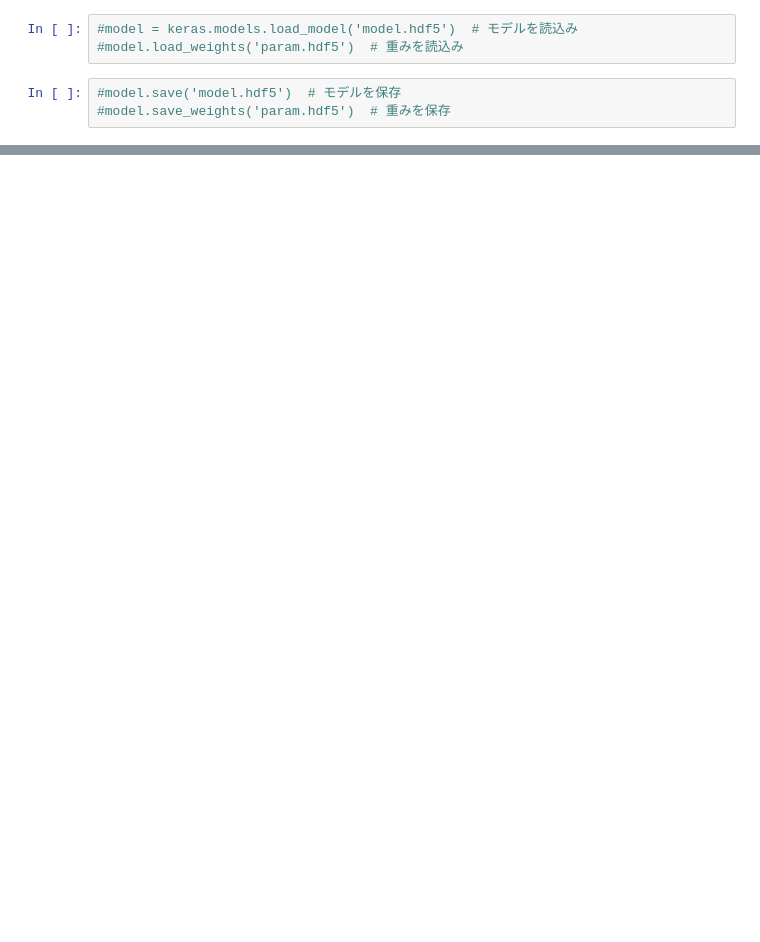
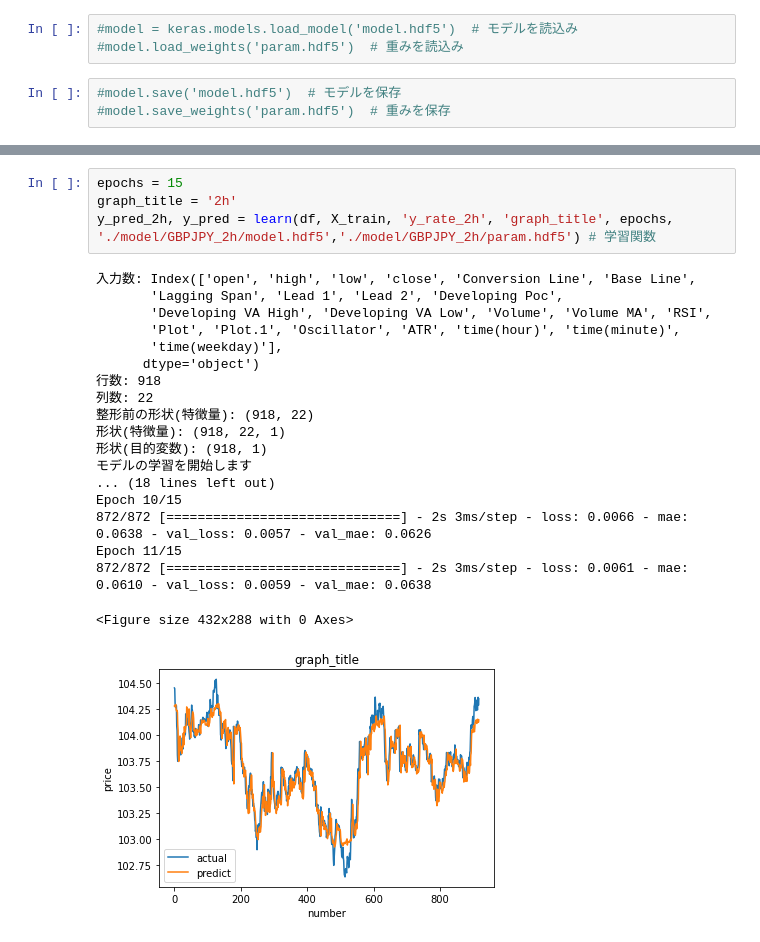
Before and after one commit to hnmwt/deep, a Jupyter notebook: FX/oanda/モデル作成.ipynb, the cells around one changed output, grey strips where cells are left out. Saved outputs shown, nothing was run; the diff lists cells and outputs as text; blank space fills up the shorter version.

```diff
--- a/FX/oanda/モデル作成.ipynb
+++ b/FX/oanda/モデル作成.ipynb
@@ -216,0 +240,24 @@ KeyboardInterrupt:
+# %%
+epochs = 15
+graph_title = '2h'
+y_pred_2h, y_pred = learn(df, X_train, 'y_rate_2h', 'graph_title', epochs, './model/GBPJPY_2h/model.hdf5','./model/GBPJPY_2h/param.hdf5') # 学習関数
+# %% [output]
+入力数: Index(['open', 'high', 'low', 'close', 'Conversion Line', 'Base Line',
+       'Lagging Span', 'Lead 1', 'Lead 2', 'Developing Poc',
+       'Developing VA High', 'Developing VA Low', 'Volume', 'Volume MA', 'RSI',
+       'Plot', 'Plot.1', 'Oscillator', 'ATR', 'time(hour)', 'time(minute)',
+       'time(weekday)'],
+      dtype='object')
+行数: 918
+列数: 22
+整形前の形状(特徴量): (918, 22)
+形状(特徴量): (918, 22, 1)
+形状(目的変数): (918, 1)
+モデルの学習を開始します
+... (18 lines left out)
+Epoch 10/15
+872/872 [==============================] - 2s 3ms/step - loss: 0.0066 - mae: 0.0638 - val_loss: 0.0057 - val_mae: 0.0626
+Epoch 11/15
+872/872 [==============================] - 2s 3ms/step - loss: 0.0061 - mae: 0.0610 - val_loss: 0.0059 - val_mae: 0.0638
+<Figure size 432x288 with 0 Axes>
+[figure, added]
```
Also changed, not shown: parts of 33 cells of this notebook.
